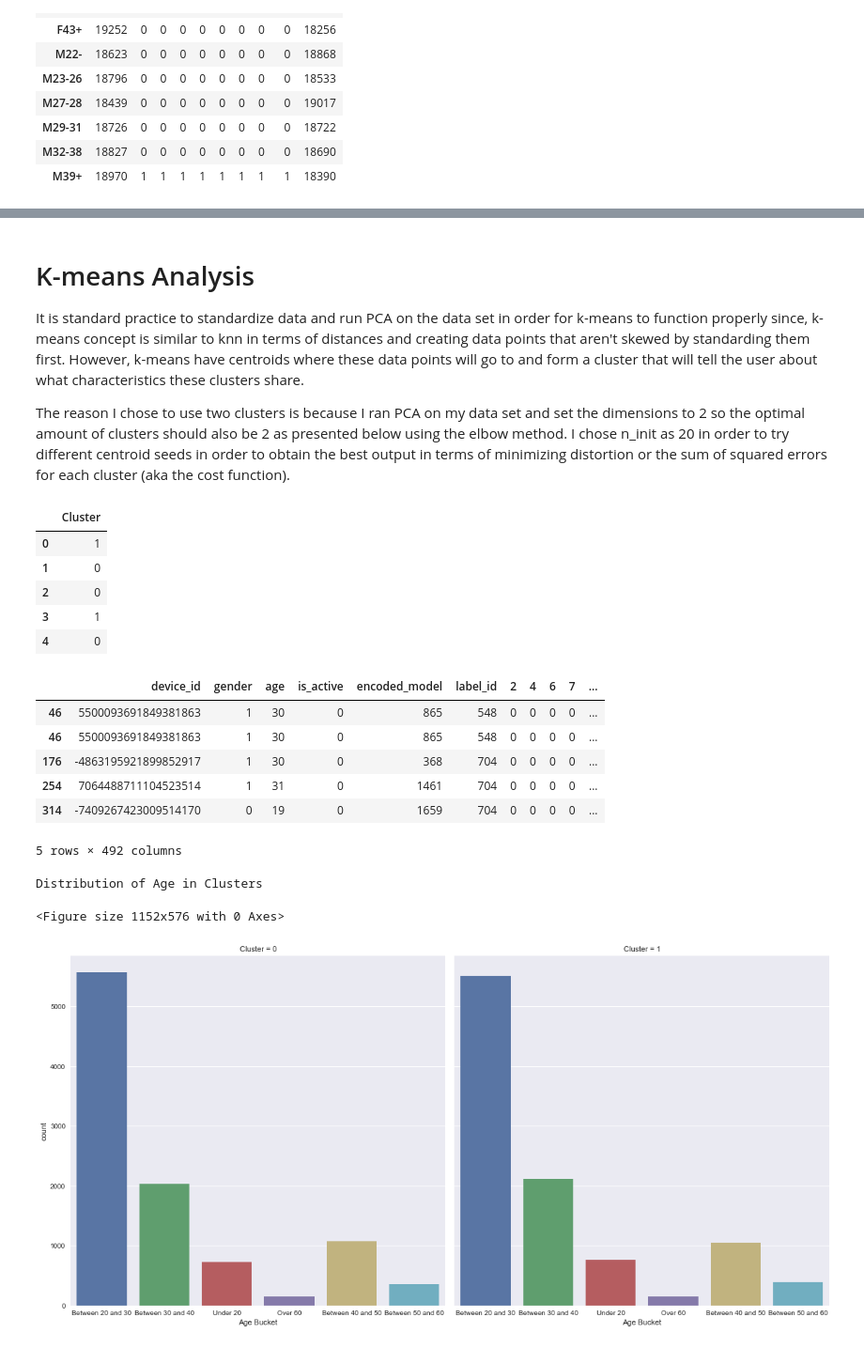
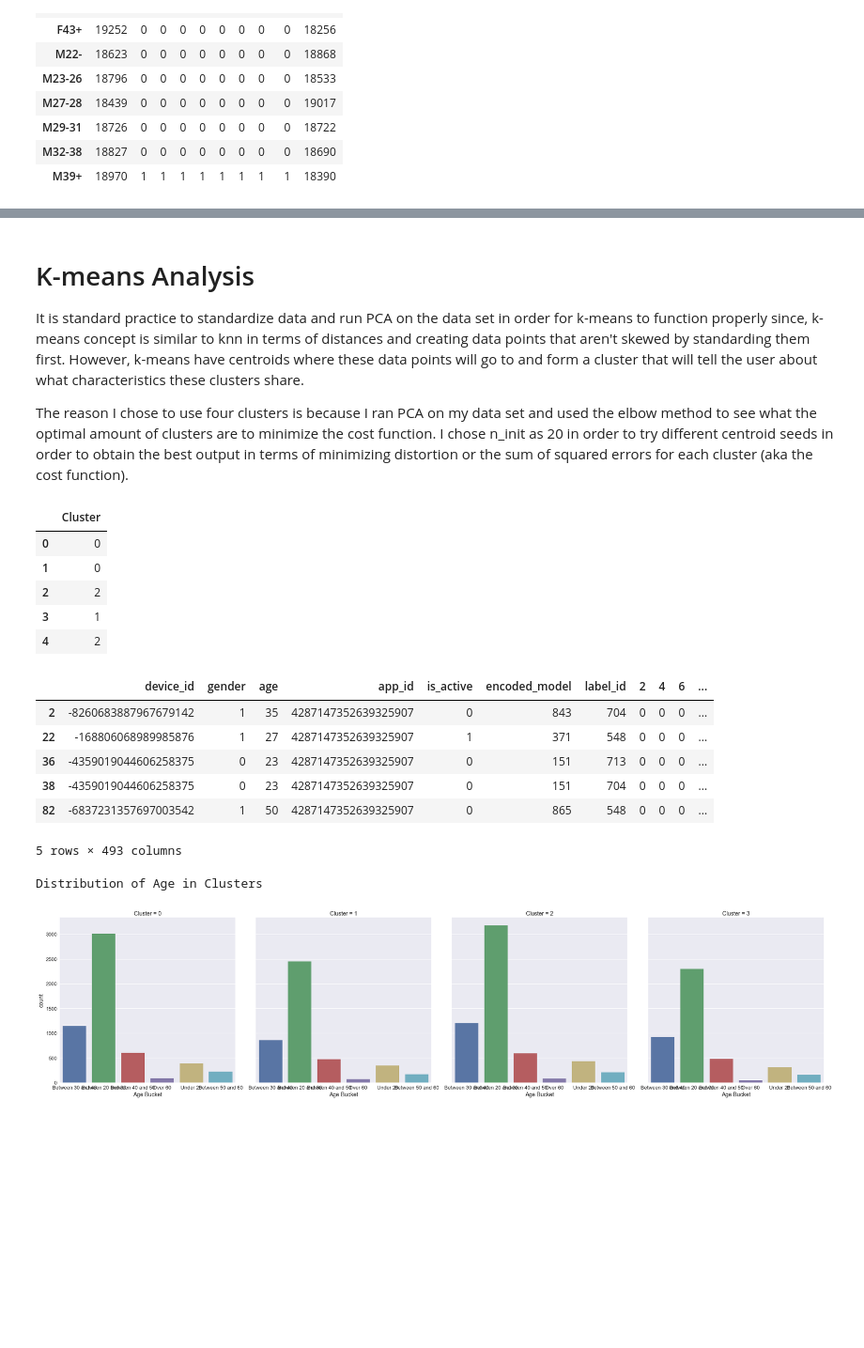
Before and after one commit to lamkg/Thinkful-Final-Capstone, a Jupyter notebook: Final Capstone.ipynb, the cells around one changed output, grey strips where cells are left out. Shown at 94% size. Cells and saved outputs as stored; diff of their text form; code cells hidden in the pictures; blank space fills up the shorter version.

```diff
--- a/Final Capstone.ipynb
+++ b/Final Capstone.ipynb
@@ -242,10 +243,10 @@ Number of distinct brand+model names: 1667
 phone_brands['brand_and_model'] = phone_brands['phone_brand'].astype(str) + phone_brands['device_model']
 
 # Build numerical labels for our models
-modelencoder = LabelEncoder().fit(phone_brands['brand_and_model'])
+model_encoder = LabelEncoder().fit(phone_brands['brand_and_model'])
 
 # Store in a new column
-phone_brands['encoded_model'] = modelencoder.transform(phone_brands['brand_and_model'])
+phone_brands['encoded_model'] = model_encoder.transform(phone_brands['brand_and_model'])
 # %%
 # Take a look to see what phone_brands look like now.
 phone_brands.head(50)
@@ -1447,6 +1447,6 @@ I chose to use 2 principal components for the convenience of plotting the data l
 # %%
 # Calulate predicted values
-kmeans = KMeans(n_clusters=2, init='k-means++', random_state=42, n_init=20, n_jobs=-1)
+kmeans = KMeans(n_clusters=4, init='k-means++', random_state=42, n_init=20, n_jobs=-1)
 y_pred = kmeans.fit_predict(kmX_pca)
 
 pd.crosstab(y_train, y_pred)
@@ -1504,7 +1505,7 @@ plt.show()
 
 It is standard practice to standardize data and run PCA on the data set in order for k-means to function properly since, k-means concept is similar to knn in terms of distances and creating data points that aren't skewed by standarding them first. However, k-means have centroids where these data points will go to and form a cluster that will tell the user about what characteristics these clusters share.
 
-The reason I chose to use two clusters is because I ran PCA on my data set and set the dimensions to 2 so the optimal amount of clusters should also be 2 as presented below using the elbow method. I chose n_init as 20 in order to try different centroid seeds in order to obtain the best output in terms of minimizing distortion or the sum of squared errors for each cluster (aka the cost function).
+The reason I chose to use four clusters is because I ran PCA on my data set and used the elbow method to see what the optimal amount of clusters are to minimize the cost function. I chose n_init as 20 in order to try different centroid seeds in order to obtain the best output in terms of minimizing distortion or the sum of squared errors for each cluster (aka the cost function).
 # %%
 # Turn the clusters into a data frame so that I can put it back
 # in the data set.
@@ -1513,24 +1514,24 @@ df_y.columns = ['Cluster']
 df_y.head()
 # %% [output]
 |  | Cluster |
-| 0 | 1 |
+| 0 | 0 |
 | 1 | 0 |
-| 2 | 0 |
+| 2 | 2 |
 | 3 | 1 |
-| 4 | 0 |
+| 4 | 2 |
 # %%
 # Attach clusters to the data frame.
 clustered_x = X.join(df_y, how='inner')
 
 clustered_x.head()
 # %% [output]
-|  | device_id | gender | age | is_active | encoded_model | label_id | 2 | 4 | 6 | 7 | ... |
-| 46 | 5500093691849381863 | 1 | 30 | 0 | 865 | 548 | 0 | 0 | 0 | 0 | ... |
-| 46 | 5500093691849381863 | 1 | 30 | 0 | 865 | 548 | 0 | 0 | 0 | 0 | ... |
-| 176 | -4863195921899852917 | 1 | 30 | 0 | 368 | 704 | 0 | 0 | 0 | 0 | ... |
-| 254 | 7064488711104523514 | 1 | 31 | 0 | 1461 | 704 | 0 | 0 | 0 | 0 | ... |
-| 314 | -7409267423009514170 | 0 | 19 | 0 | 1659 | 704 | 0 | 0 | 0 | 0 | ... |
+|  | device_id | gender | age | app_id | is_active | encoded_model | label_id | 2 | 4 | 6 | ... |
+| 2 | -8260683887967679142 | 1 | 35 | 4287147352639325907 | 0 | 843 | 704 | 0 | 0 | 0 | ... |
+| 22 | -168806068989985876 | 1 | 27 | 4287147352639325907 | 1 | 371 | 548 | 0 | 0 | 0 | ... |
+| 36 | -4359019044606258375 | 0 | 23 | 4287147352639325907 | 0 | 151 | 713 | 0 | 0 | 0 | ... |
+| 38 | -4359019044606258375 | 0 | 23 | 4287147352639325907 | 0 | 151 | 704 | 0 | 0 | 0 | ... |
+| 82 | -6837231357697003542 | 1 | 50 | 4287147352639325907 | 0 | 865 | 548 | 0 | 0 | 0 | ... |
-5 rows × 492 columns
+5 rows × 493 columns
 # %%
 # Create age method.
 
@@ -1555,15 +1556,13 @@ def age_bucket(age):
 clustered_x['Age Bucket'] = clustered_x['age'].apply(lambda x: age_bucket(x))
 # %%
 # Look at Age Breakdown for Count
-plt.figure(figsize=(16,8))
 print('Distribution of Age in Clusters')
-sns.set(font_scale=1)
-sns.factorplot(x='Age Bucket', col='Cluster', kind="count", data=clustered_x, size=8)
+sns.set(font_scale=1.3)
+sns.factorplot(x='Age Bucket', col='Cluster', kind="count", data=clustered_x, size=7)
 plt.show()
 # %% [output]
 Distribution of Age in Clusters
-<Figure size 1152x576 with 0 Axes>
-[figure, old version]
+[figure, new version]
 # %%
 # Take a look at gender
 print('Distribution of Gender in Clusters:')
```
Also changed, not shown: parts of 25 cells of this notebook.
